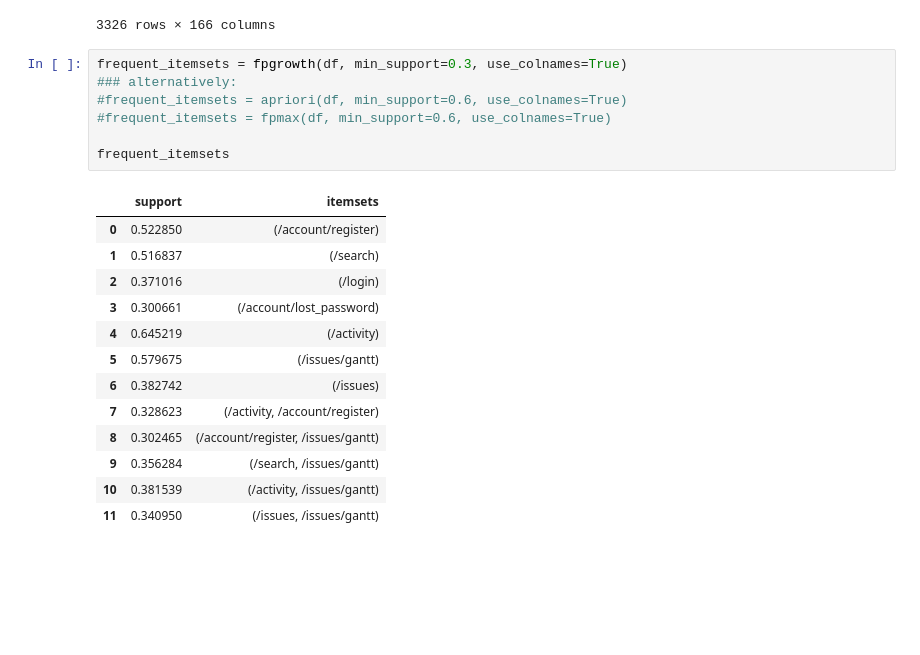
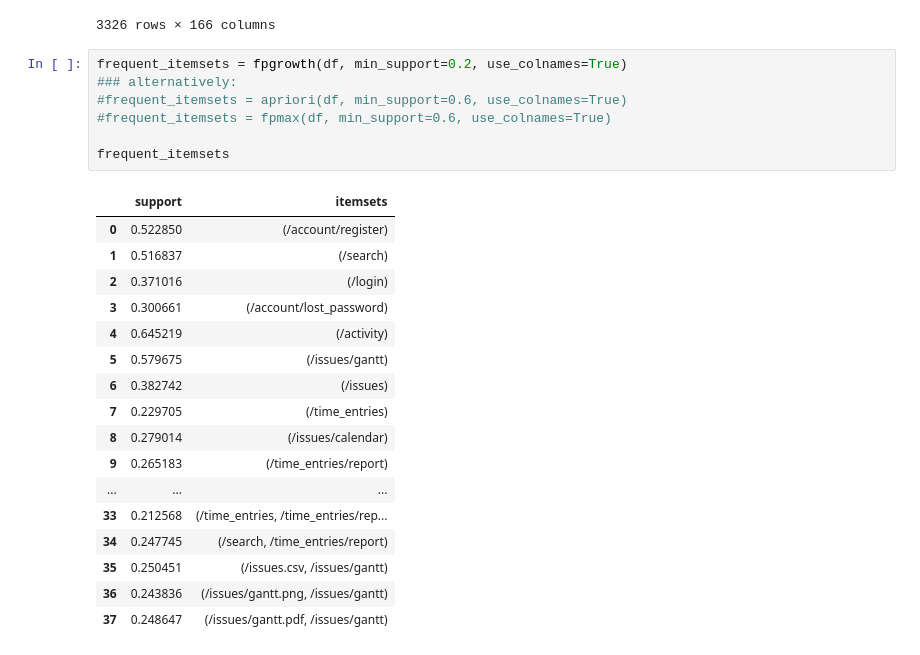
Before and after one commit to yehezkiel1086/ml-web-honeypot, a Jupyter notebook: data-mining/assoc_rules_paths.ipynb, the cells around one changed output. Saved outputs shown, nothing was run; the diff lists cells and outputs as text; blank space fills up the shorter version.

```diff
--- a/data-mining/assoc_rules_paths.ipynb
+++ b/data-mining/assoc_rules_paths.ipynb
@@ -89,23 +89,27 @@ df
 | 3325 | False | False | False | False | False | False | False | False | ... |
 3326 rows × 166 columns
 # %%
-frequent_itemsets = fpgrowth(df, min_support=0.3, use_colnames=True)
+frequent_itemsets = fpgrowth(df, min_support=0.2, use_colnames=True)
 ### alternatively:
 #frequent_itemsets = apriori(df, min_support=0.6, use_colnames=True)
 #frequent_itemsets = fpmax(df, min_support=0.6, use_colnames=True)
 
 frequent_itemsets
 # %% [output]
 |  | support | itemsets |
 | 0 | 0.522850 | (/account/register) |
 | 1 | 0.516837 | (/search) |
 | 2 | 0.371016 | (/login) |
 | 3 | 0.300661 | (/account/lost_password) |
 | 4 | 0.645219 | (/activity) |
 | 5 | 0.579675 | (/issues/gantt) |
 | 6 | 0.382742 | (/issues) |
-| 7 | 0.328623 | (/activity, /account/register) |
-| 8 | 0.302465 | (/account/register, /issues/gantt) |
-| 9 | 0.356284 | (/search, /issues/gantt) |
-| 10 | 0.381539 | (/activity, /issues/gantt) |
-| 11 | 0.340950 | (/issues, /issues/gantt) |
+| 7 | 0.229705 | (/time_entries) |
+| 8 | 0.279014 | (/issues/calendar) |
+| 9 | 0.265183 | (/time_entries/report) |
+| ... | ... | ... |
+| 33 | 0.212568 | (/time_entries, /time_entries/rep... |
+| 34 | 0.247745 | (/search, /time_entries/report) |
+| 35 | 0.250451 | (/issues.csv, /issues/gantt) |
+| 36 | 0.243836 | (/issues/gantt.png, /issues/gantt) |
+| 37 | 0.248647 | (/issues/gantt.pdf, /issues/gantt) |
```
Also changed, not shown: parts of 3 cells of this notebook, 1 other file.
